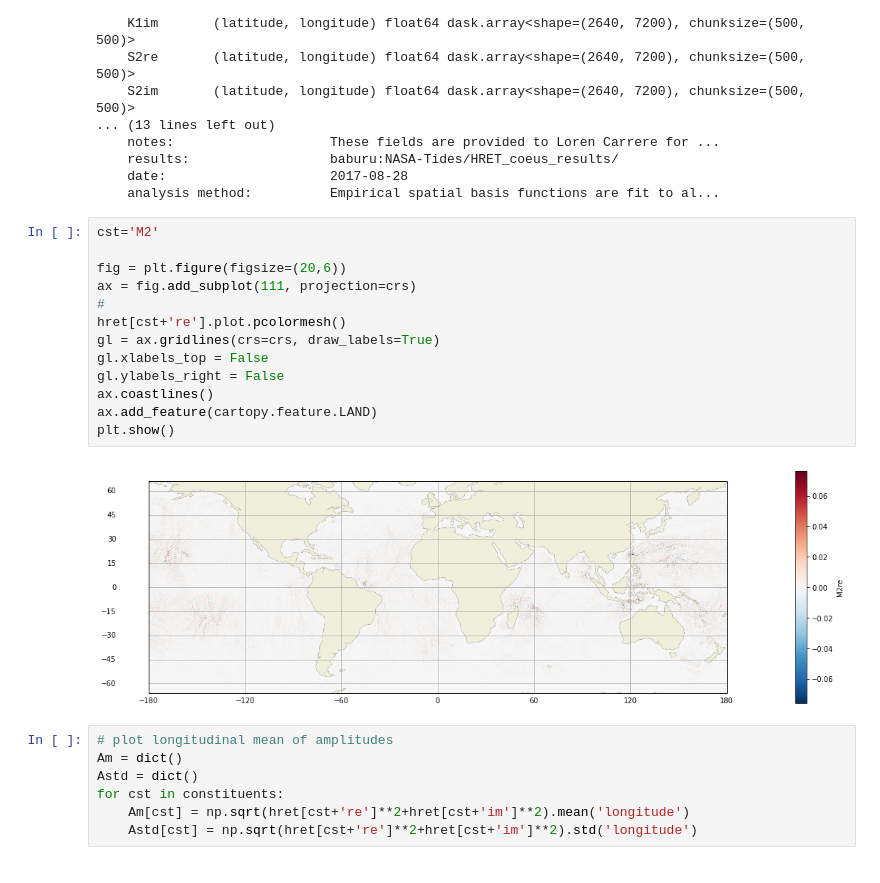
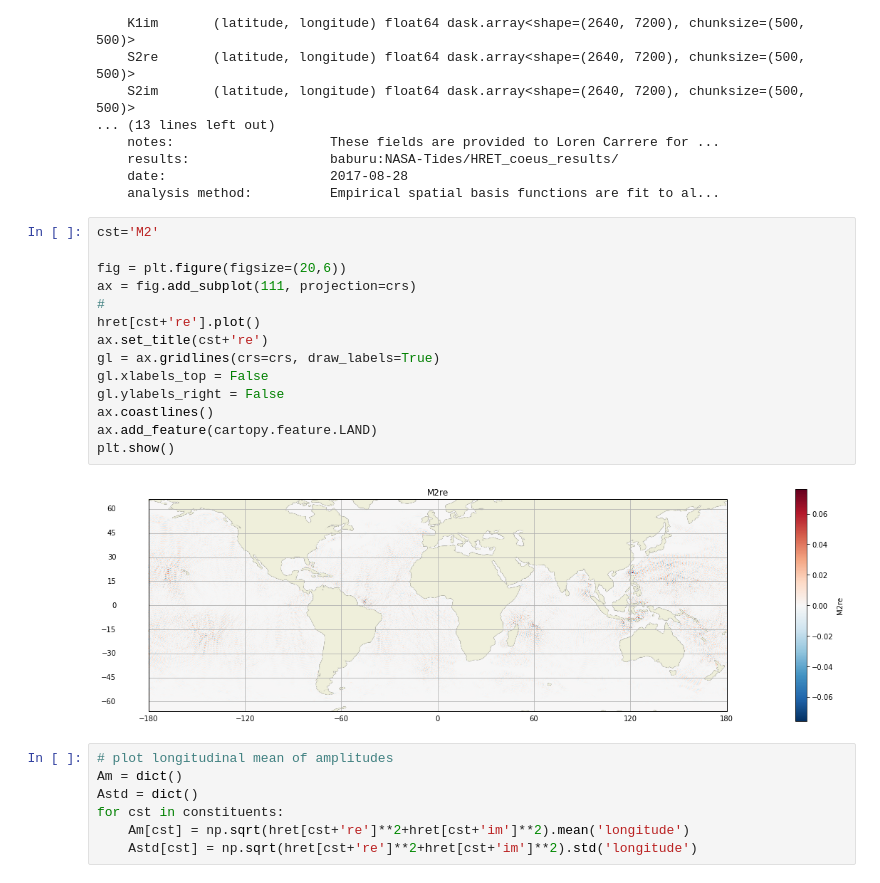
Before and after one commit to apatlpo/iwave_sst, a Jupyter notebook: tides/hret_ssh_uv.ipynb, the cells around one changed output. Saved outputs shown, nothing was run; the diff lists cells and outputs as text.

```diff
--- a/tides/hret_ssh_uv.ipynb
+++ b/tides/hret_ssh_uv.ipynb
@@ -45,18 +47,19 @@ Data variables:
 # %%
 cst='M2'
 
 fig = plt.figure(figsize=(20,6))
 ax = fig.add_subplot(111, projection=crs)
 #
-hret[cst+'re'].plot.pcolormesh()
+hret[cst+'re'].plot()
+ax.set_title(cst+'re')
 gl = ax.gridlines(crs=crs, draw_labels=True)
 gl.xlabels_top = False
 gl.ylabels_right = False
 ax.coastlines()
 ax.add_feature(cartopy.feature.LAND)
 plt.show()
 # %% [output]
-[figure, old version]
+[figure, new version]
 # %%
 # plot longitudinal mean of amplitudes
 Am = dict()
```
Also changed, not shown: parts of 6 cells of this notebook, 1 other file.
